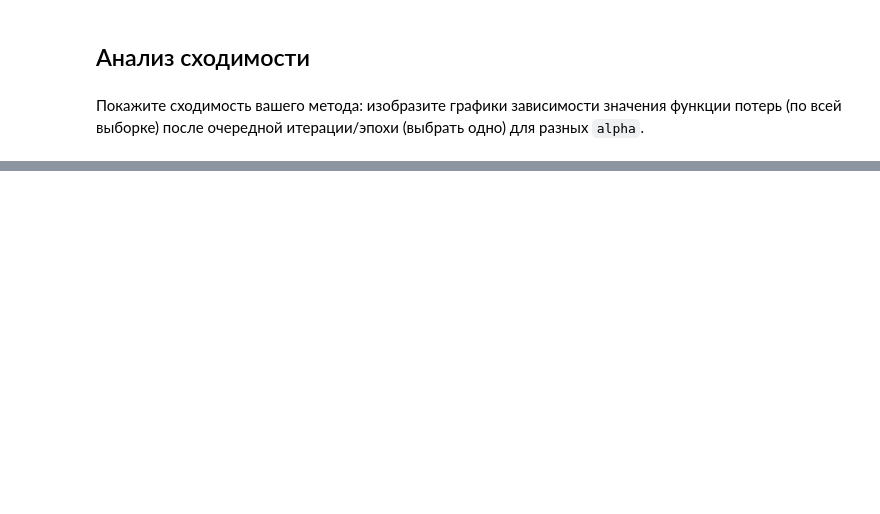
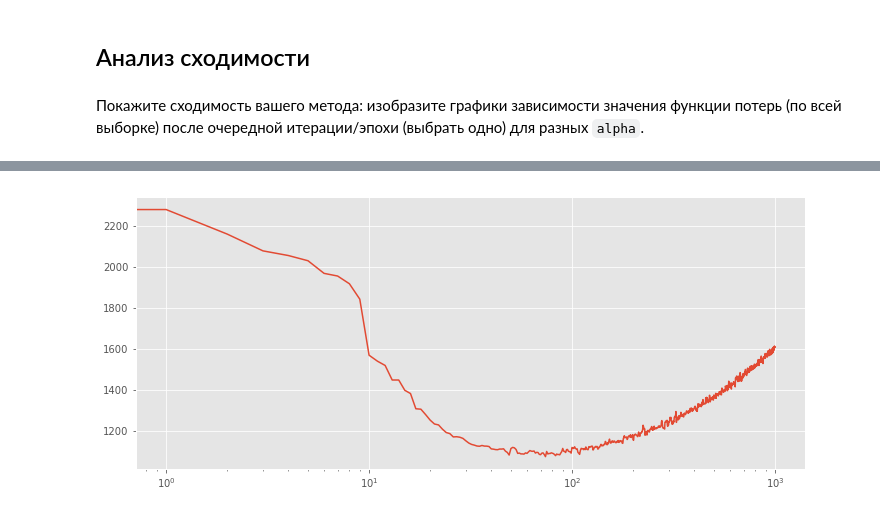
Before and after one commit to AndrewLrrr/otus-big-data, a Jupyter notebook: hw3/homework.ipynb, the cells around one changed output, grey strips where cells are left out. Saved outputs shown, nothing was run; the diff lists cells and outputs as text; code cells hidden in the pictures; blank space fills up the shorter version.

```diff
--- a/hw3/homework.ipynb
+++ b/hw3/homework.ipynb
@@ -205,0 +191,8 @@ SGDClassifier Test f1-score = 0.867
+# %%
+model_l1_2.fit(X, y)
+losses = np.array(model_l1_2.loss_history)
+fig, ax= plt.subplots(1, 1)
+ax.set_xscale('log')
+plt.plot(losses);
+# %% [output]
+[figure, added]
```
Also changed, not shown: parts of 41 cells of this notebook.
